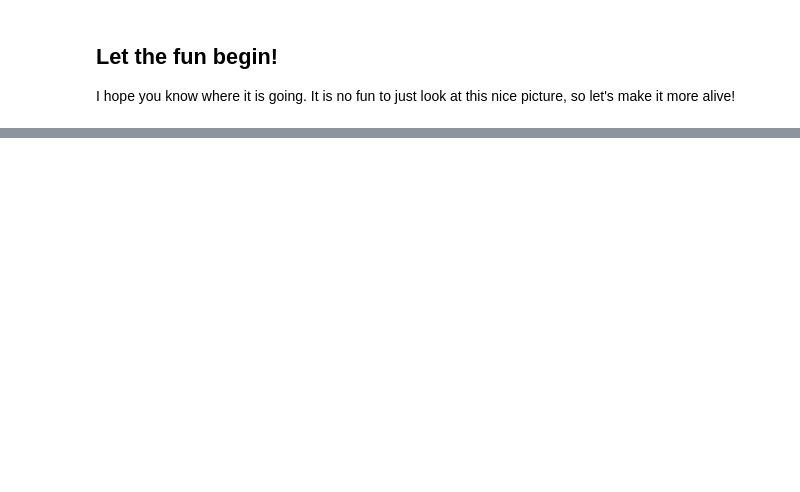
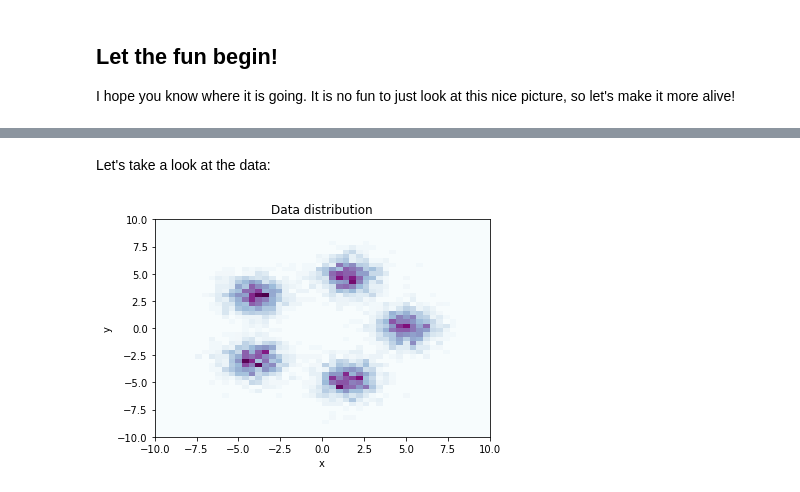
Before and after one commit to R-seny/time-to-reproduce, a Jupyter notebook: GANs.ipynb, the cells around one changed output, grey strips where cells are left out. Saved outputs shown, nothing was run; the diff lists cells and outputs as text; code cells hidden in the pictures; blank space fills up the shorter version.

```diff
--- a/GANs.ipynb
+++ b/GANs.ipynb
@@ -171,0 +185,40 @@ Saved 901 plots
+# %%
+data = None
+n_clusters = 5
+r = 5
+
+for phi in [2 * np.pi / n_clusters * i for i in range(5)]:
+    tmp = torch.randn((1000, 2))
+    tmp[:, 0] += np.cos(phi) * r
+    tmp[:, 1] += np.sin(phi) * r
+
+    if data is None:
+        data = tmp
+    else:
+        data = torch.cat([data, tmp])
+# %% [markdown]
+Let's take a look at the data:
+# %%
+fig, ax = plt.subplots()
+x, y = data.numpy()[:, 0], data.numpy()[:, 1]
+
+ax.set_xlim((-10, 10))
+ax.set_ylim((-10, 10))
+
+xmin, xmax, ymin, ymax = -10, 10, -10, 10
+
+ax.set_xlabel("x")
+ax.set_ylabel("y")
+ax.set_title("Data distribution")
+
+counts, ybins, xbins, image = ax.hist2d(x, y, bins=(50, 50), cmap=plt.cm.BuPu, normed=True, range=[[xmin, xmax], [ymin, ymax]])
+#counts2, ybins2, xbins2, image2 = hist_2 = ax.hist2d(x + 1, y + 1, bins=(50, 50), alpha=0.5, cmap=plt.cm.BuPu, normed=True, range=[[xmin, xmax], [ymin, ymax]])
+
+#fig2, ax2 = plt.subplots()
+
+#ax2.contourf(counts, extent=[xbins.min(), xbins.max(), ybins.min(), ybins.max()], linewidths=3, cmap=plt.cm.BuPu, alpha=0.5)
+#ax2.contour(counts, extent=[xbins.min(), xbins.max(), ybins.min(), ybins.max()], linewidths=3, cmap=plt.cm.BuPu, alpha=0.8)
+#ax2.contourf(counts2, extent=[xbins2.min(), xbins2.max(), ybins2.min(), ybins2.max()], linewidths=3, cmap=plt.cm.Reds, alpha=0.5)
+#ax2.contour(counts2, extent=[xbins2.min(), xbins2.max(), ybins2.min(), ybins2.max()], linewidths=3, cmap=plt.cm.Reds, alpha=0.8)
+# %% [output]
+[figure, added]
```
Also changed, not shown: parts of 14 cells of this notebook.
